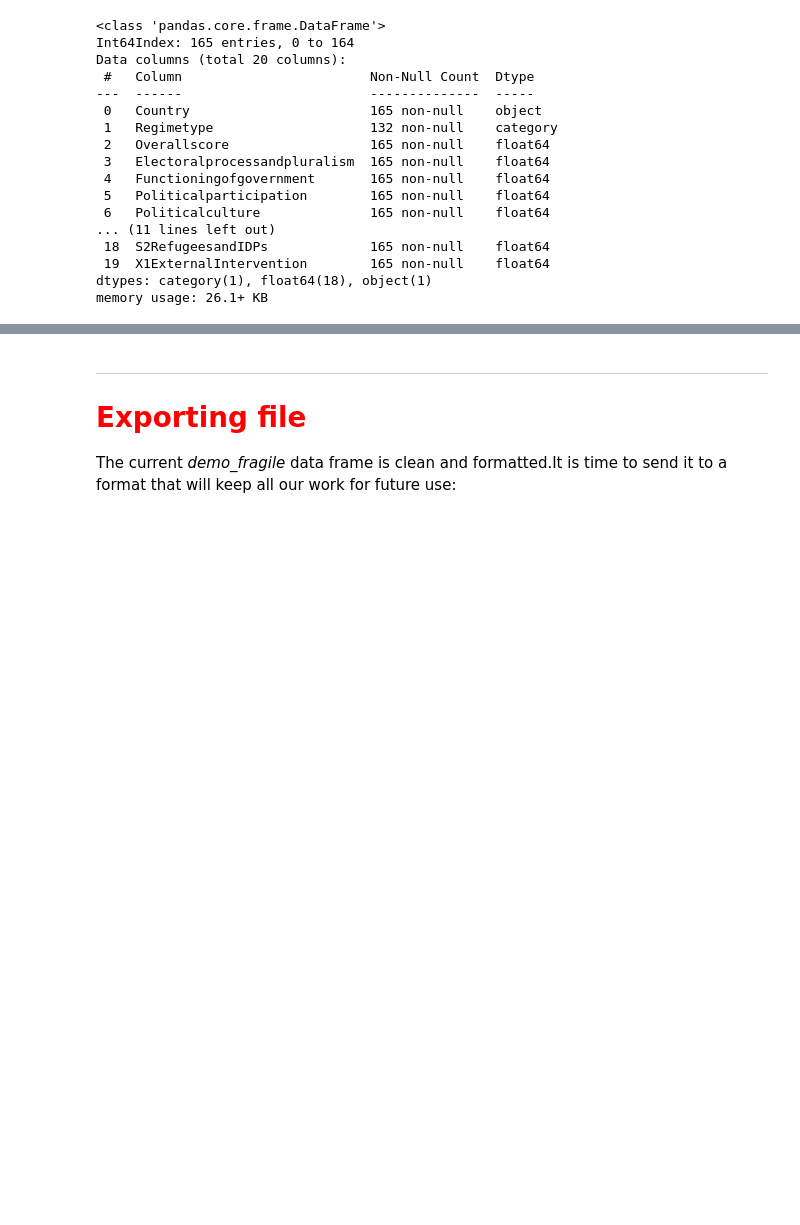
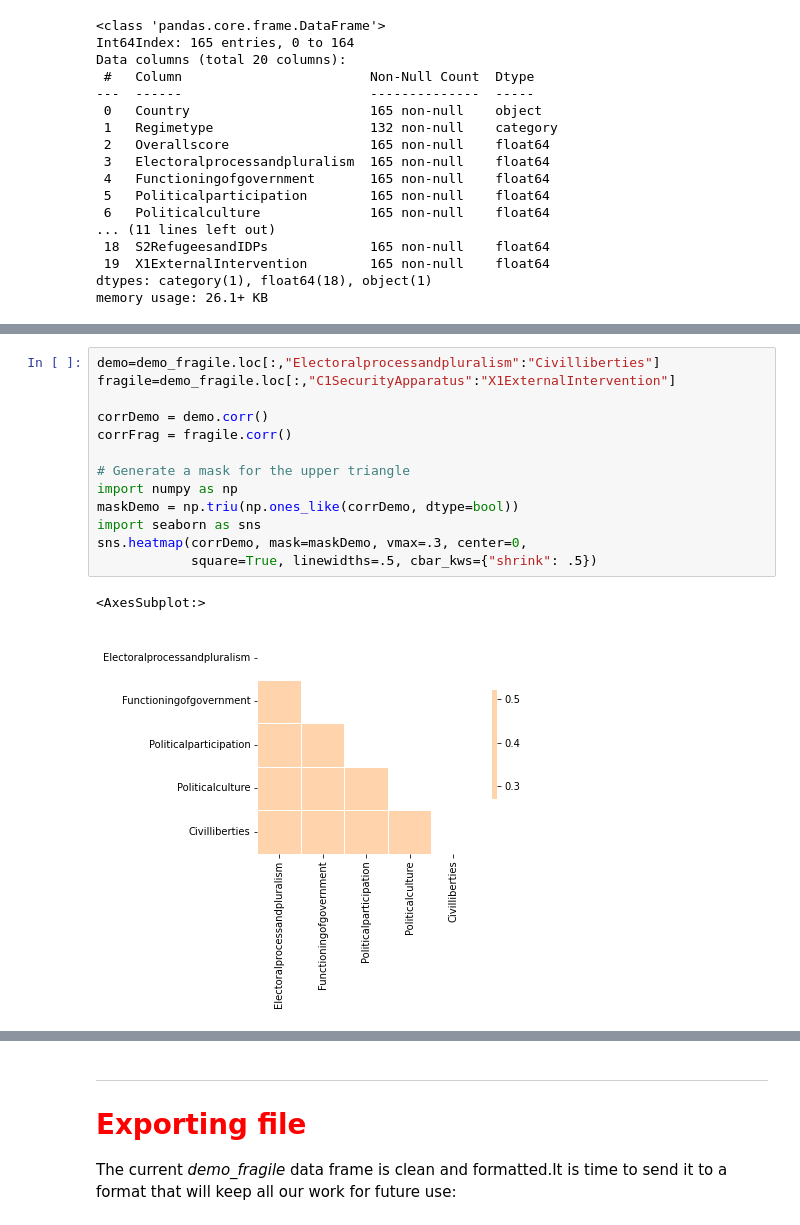
Before and after one commit to EvansDataScience/CTforGA_integrating, a Jupyter notebook: Integrating_and_Reshaping.ipynb, the cells around one changed output, grey strips where cells are left out. Cells and saved outputs as stored; diff of their text form; blank space fills up the shorter version.

```diff
--- a/Integrating_and_Reshaping.ipynb
+++ b/Integrating_and_Reshaping.ipynb
@@ -512,0 +517,16 @@ memory usage: 26.1+ KB
+# %%
+demo=demo_fragile.loc[:,"Electoralprocessandpluralism":"Civilliberties"]
+fragile=demo_fragile.loc[:,"C1SecurityApparatus":"X1ExternalIntervention"]
+
+corrDemo = demo.corr()
+corrFrag = fragile.corr()
+
+# Generate a mask for the upper triangle
+import numpy as np
+maskDemo = np.triu(np.ones_like(corrDemo, dtype=bool))
+import seaborn as sns
+sns.heatmap(corrDemo, mask=maskDemo, vmax=.3, center=0,
+            square=True, linewidths=.5, cbar_kws={"shrink": .5})
+# %% [output]
+<AxesSubplot:>
+[figure, added]
```
Also changed, not shown: parts of 9 cells of this notebook, 2 other files.
